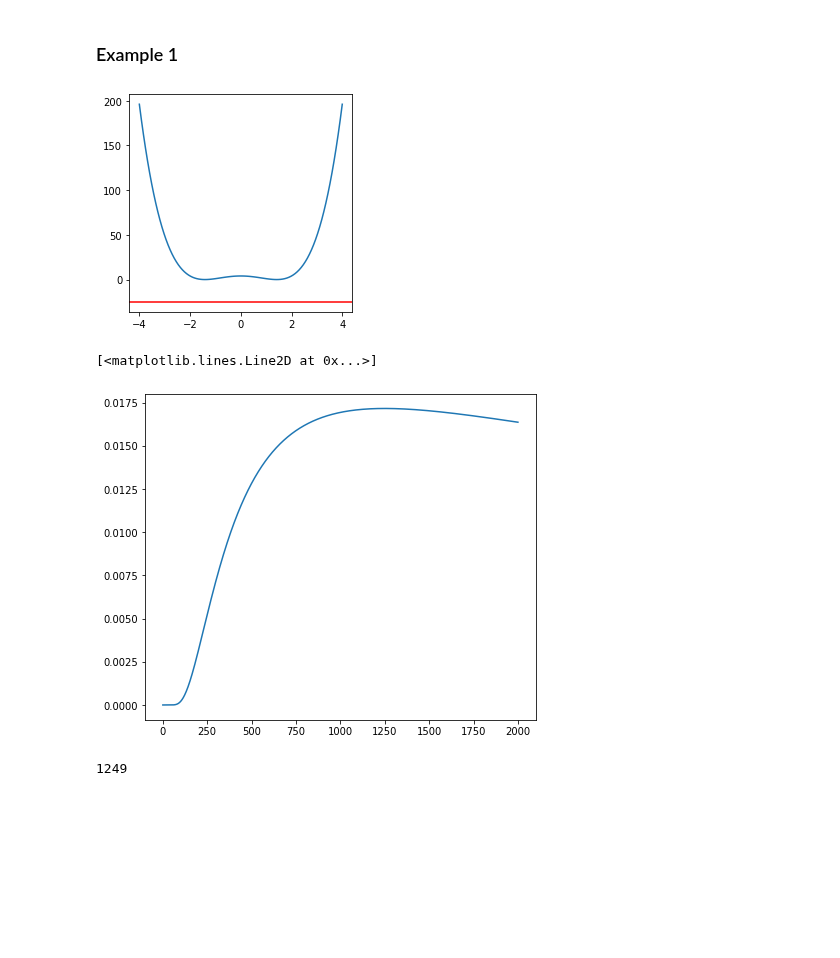
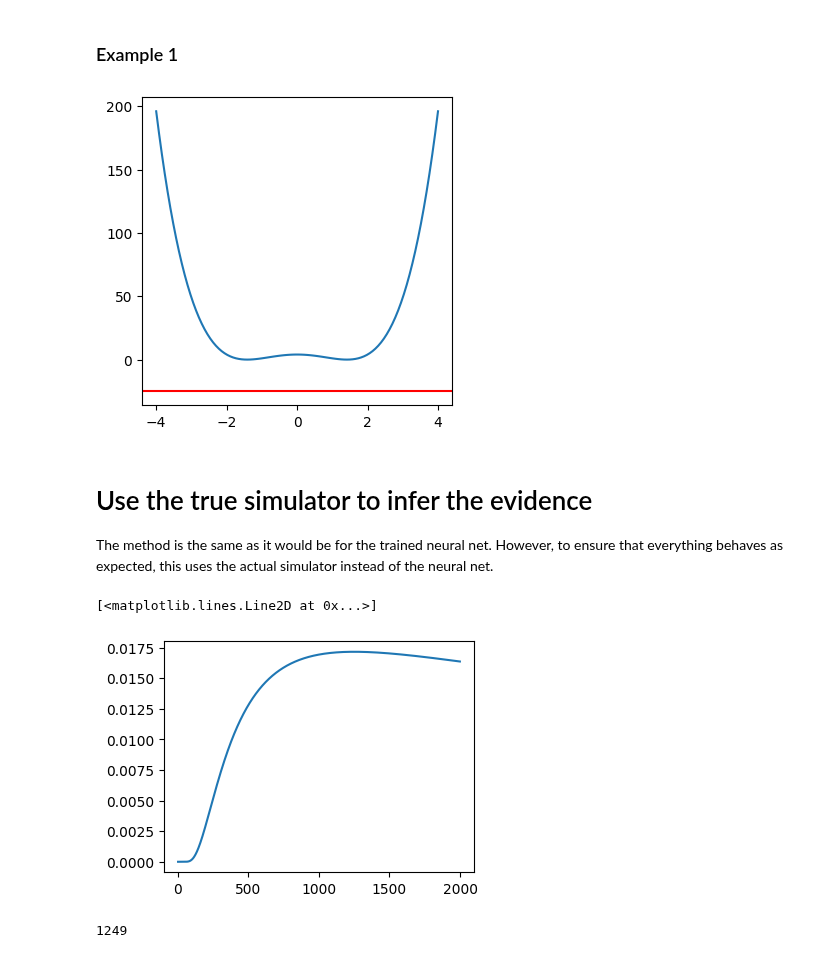
Before and after one commit to mackelab/neuralgbi, a Jupyter notebook: paper/fig3/notebooks/1_misspecified_emulator.ipynb, the cells around one changed output. Cells and saved outputs as stored; diff of their text form; code cells hidden in the pictures; blank space fills up the shorter version.

```diff
--- a/paper/fig3/notebooks/1_misspecified_emulator.ipynb
+++ b/paper/fig3/notebooks/1_misspecified_emulator.ipynb
@@ -56,11 +55,15 @@ thetas = torch.linspace(-4, 4, 100)
 xo = -25*ones(1)
 # %%
 fig, ax = plt.subplots(1, 1, figsize=(4, 4))
-_ = ax.plot(thetas.numpy(), x.numpy())
+_ = ax.plot(thetas.numpy(), x_mean.numpy())
 ax.axhline(xo.numpy(), c="r")
 plt.show()
 # %% [output]
-[figure, old version]
+[figure, new version]
+# %% [markdown]
+# Use the true simulator to infer the evidence
+
+The method is the same as it would be for the trained neural net. However, to ensure that everything behaves as expected, this uses the actual simulator instead of the neural net.
 # %%
 likelihoods = torch.distributions.Normal((thetas**2 - 2)**2, 0.1*torch.ones(1))
 s = likelihoods.sample((1000,))
@@ -81,9 +82,9 @@ for beta in all_beta:
     # plt.show()
     all_z.append(normalizer)
 # %%
-fig, ax = plt.subplots(1, 1, figsize=(7, 6))
+fig, ax = plt.subplots(1, 1, figsize=(4, 3))
 ax.plot(all_beta, all_z)
 # %% [output]
 [<matplotlib.lines.Line2D at 0x...>]
-[figure, old version]
+[figure, new version]
 # %%
```
Also changed, not shown: parts of 10 cells of this notebook.
